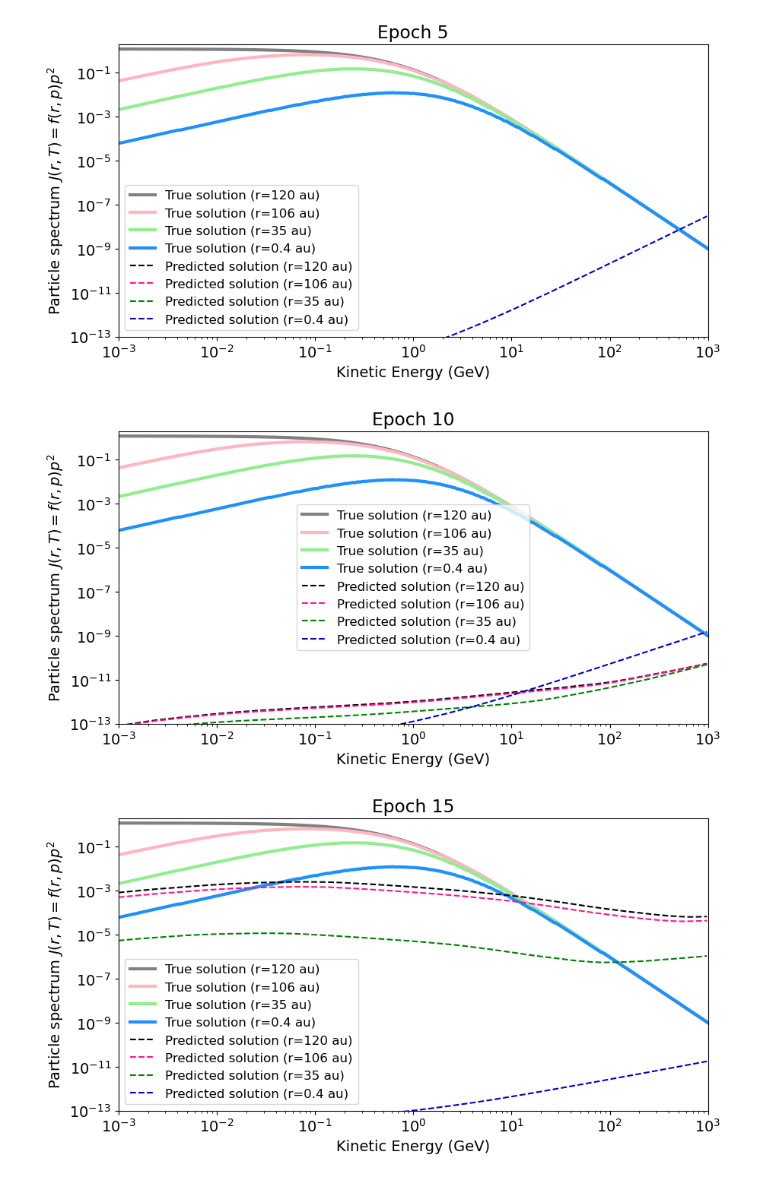
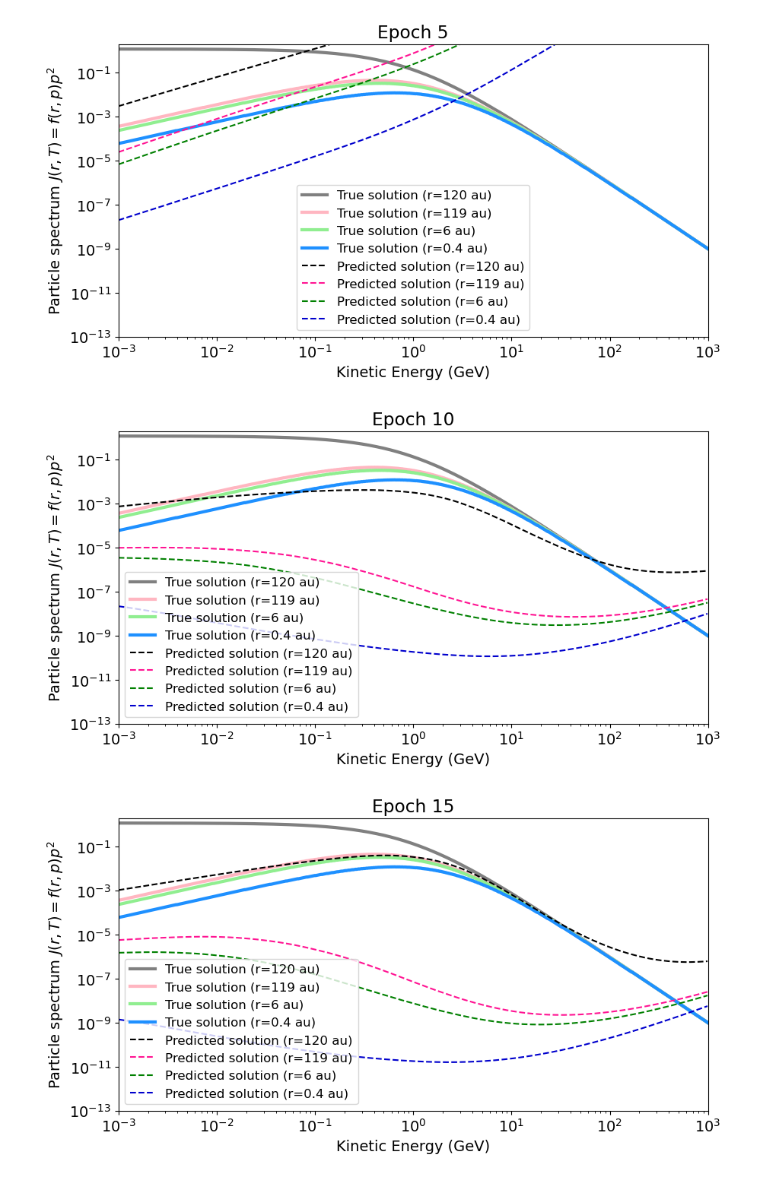
Before and after one commit to linneawolniewicz/pinns, a Jupyter notebook: sherpa/study/visualize.ipynb, the cells around one changed output. Saved outputs shown, nothing was run; the diff lists cells and outputs as text; code cells hidden in the pictures.

Commit message:
Updated visualize.py and analyze.py

```diff
--- a/sherpa/study/visualize.ipynb
+++ b/sherpa/study/visualize.ipynb
@@ -13,9 +13,9 @@ mpl.rcParams.update({'font.size': 14})
 CURRENT_PATH = os.getcwd()
 DATA_PATH = os.path.abspath(os.path.join(CURRENT_PATH, "..", "..", "data"))
 # %%
-filename = '_lrSchedulesMorePatienceFullR'
-trial_id = 0
-n_run = 750
+filename = '_lrSchedulesMorePatienceFullRBoundaryBatchsize'
+trial_id = 57
+n_run = 1000
 size = 1024
 
 # Load PINN outputs
@@ -40,8 +40,8 @@ with open(DATA_PATH + '/T_' + str(size) + '.pkl', 'rb') as file:
 with open(DATA_PATH + '/r_' + str(size) + '.pkl', 'rb') as file:
     r = pkl.load(file)
 
-with open(DATA_PATH + '/P_predict_' + str(size) + '.pkl', 'rb') as file:
-    P_predict = pkl.load(file)
+with open(DATA_PATH + '/J_' + str(size) + '.pkl', 'rb') as file:
+    J = pkl.load(file)
 # %%
 # If many epochs, can only exponentiate some of the predictions
 # predictions = predictions[:, :, -100:]
@@ -131,12 +130,12 @@ for i in range(epochs):
         ax.yaxis.set_minor_locator(LogLocator(base=10.0, subs='all'))
 
         ax.loglog(T, J[-1, :], label=f'True solution (r={r[-1, 0]/150e6:.0f} au)', lw='3', c='gray')
-        ax.loglog(T, J[500, :], label=f'True solution (r={r[500, 0]/150e6:.0f} au)', lw='3', c='lightpink')
-        ax.loglog(T, J[400, :], label=f'True solution (r={r[400, 0]/150e6:.0f} au)', lw='3', c='lightgreen')
+        ax.loglog(T, J[-2, :], label=f'True solution (r={r[-2, 0]/150e6:.0f} au)', lw='3', c='lightpink')
+        ax.loglog(T, J[500, :], label=f'True solution (r={r[500, 0]/150e6:.0f} au)', lw='3', c='lightgreen')
         ax.loglog(T, J[0, :], label=f'True solution (r={r[0, 0]/150e6:.1f} au)', lw='3', c='dodgerblue')
         ax.loglog(T[:-1], np.expand_dims(predictions[:, :, i].reshape((size, size))[-1, :-1], axis=1)*(p[:-1]**2), label=f'Predicted solution (r={r[-1, 0]/150e6:.0f} au)', ls='--', c='black')
-        ax.loglog(T[:-1], np.expand_dims(predictions[:, :, i].reshape((size, size))[500, :-1], axis=1)*(p[:-1]**2), label=f'Predicted solution (r={r[500, 0]/150e6:.0f} au)', ls='--', c='deeppink')
-        ax.loglog(T[:-1], np.expand_dims(predictions[:, :, i].reshape((size, size))[400, :-1], axis=1)*(p[:-1]**2), label=f'Predicted solution (r={r[400, 0]/150e6:.0f} au)', ls='--', c='green')
+        ax.loglog(T[:-1], np.expand_dims(predictions[:, :, i].reshape((size, size))[-2, :-1], axis=1)*(p[:-1]**2), label=f'Predicted solution (r={r[-2, 0]/150e6:.0f} au)', ls='--', c='deeppink')
+        ax.loglog(T[:-1], np.expand_dims(predictions[:, :, i].reshape((size, size))[500, :-1], axis=1)*(p[:-1]**2), label=f'Predicted solution (r={r[500, 0]/150e6:.0f} au)', ls='--', c='green')
         ax.loglog(T[:-1], np.expand_dims(predictions[:, :, i].reshape((size, size))[0, :-1], axis=1)*(p[:-1]**2), label=f'Predicted solution (r={r[0, 0]/150e6:.1f} au)', ls='--', c='mediumblue')
 
         ax.legend(prop={'size': 12})
@@ -145,3 +144,3 @@ for i in range(epochs):
-[figure, old version]
+[figure, new version]
-[figure, old version]
+[figure, new version]
-[figure, old version]
+[figure, new version]
```
Also changed, not shown: parts of 5 cells of this notebook, 6 other files.
